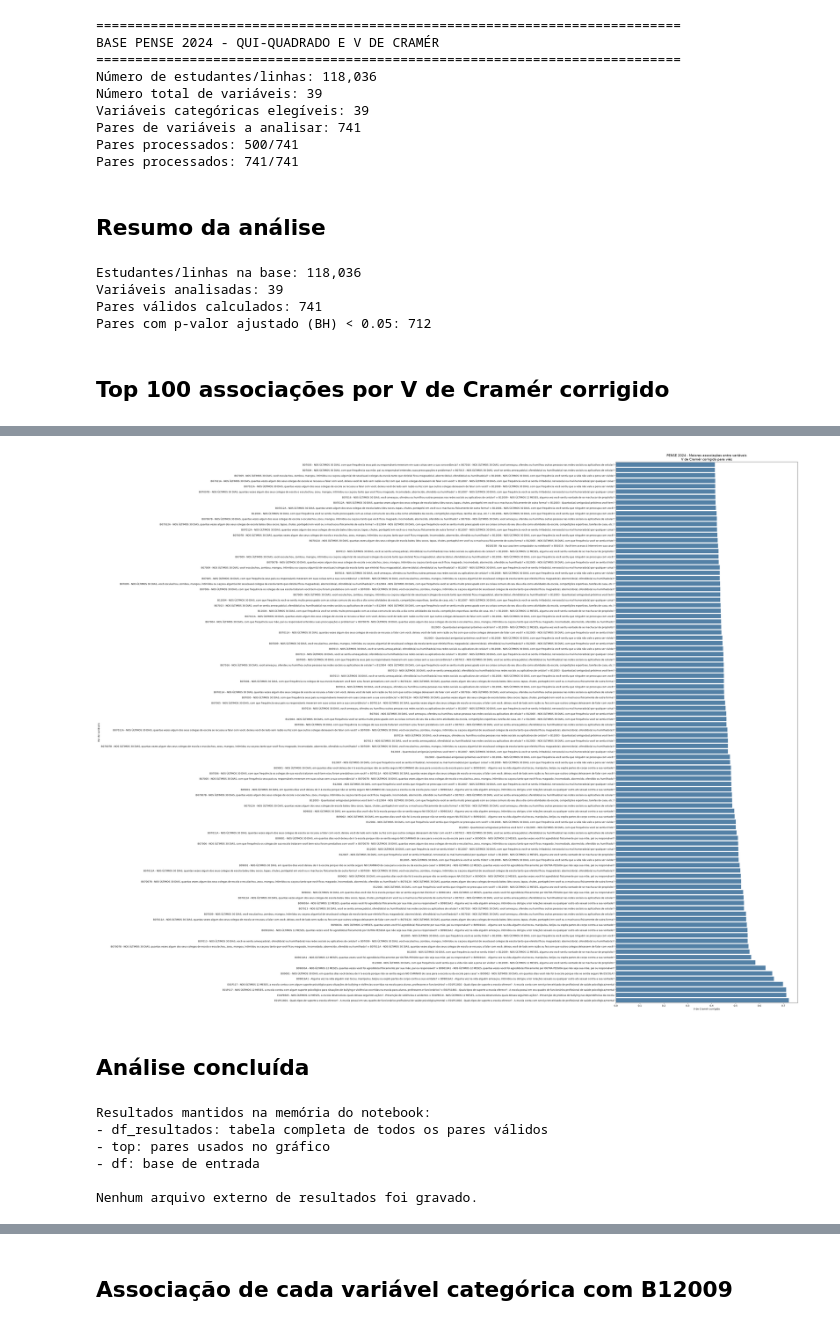
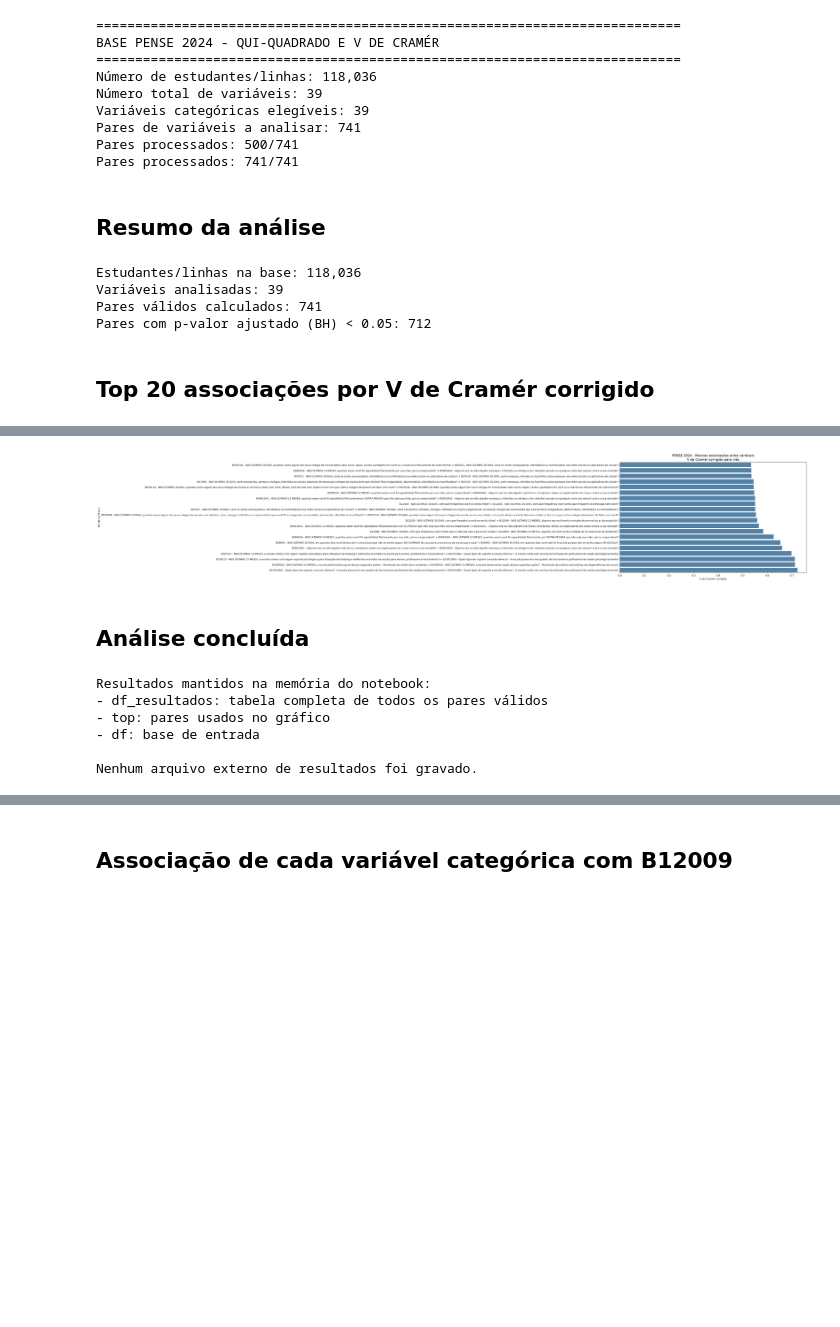
Before and after one commit to jacomassi04/Suicidio_adolescentes_Brasil, a Jupyter notebook: 03_Analise_estatistica/03_Qui_quadrado_e_V_de_Cramer.ipynb, the cells around one changed output, grey strips where cells are left out. Cells and saved outputs as stored; diff of their text form; code cells hidden in the pictures; blank space fills up the shorter version.

```diff
--- a/03_Analise_estatistica/03_Qui_quadrado_e_V_de_Cramer.ipynb
+++ b/03_Analise_estatistica/03_Qui_quadrado_e_V_de_Cramer.ipynb
@@ -31,7 +31,7 @@ caminho_base = (
 )
 
 # Número de associações mostradas na tabela final
-NUM_ASSOCIACOES_EXIBIDAS = 100
+NUM_ASSOCIACOES_EXIBIDAS = 20
 
 # Opcional: limitar o número de variáveis para teste inicial.
 # None = analisar todas as variáveis categóricas elegíveis.
@@ -365,7 +365,7 @@ Estudantes/linhas na base: 118,036
 Variáveis analisadas: 39
 Pares válidos calculados: 741
 Pares com p-valor ajustado (BH) < 0.05: 712
-## Top 100 associações por V de Cramér corrigido
+## Top 20 associações por V de Cramér corrigido
 |  | Variavel_1 | Variavel_2 | N | Qui_quadrado | Graus_liberdade | P_valor | P_valor_BH | ... |
 | 0 | E01P11801 - Quais tipos de suport... | E01P11802 - Quais tipos de suport... | 118036 | 123324.073 | 4 | 0.000e+00 | 0.000e+00 | ... |
 | 1 | E01P8505 - NOS ÚLTIMOS 12 MESES, ... | E01P8510 - NOS ÚLTIMOS 12 MESES, ... | 118036 | 119818.943 | 4 | 0.000e+00 | 0.000e+00 | ... |
@@ -386,4 +386,4 @@ Pares com p-valor ajustado (BH) < 0.05: 712
-[figure, old version]
+[figure, new version]
 ## Análise concluída
 Resultados mantidos na memória do notebook:
 - df_resultados: tabela completa de todos os pares válidos
```
Also changed, not shown: parts of 3 cells of this notebook, 11 other files.
